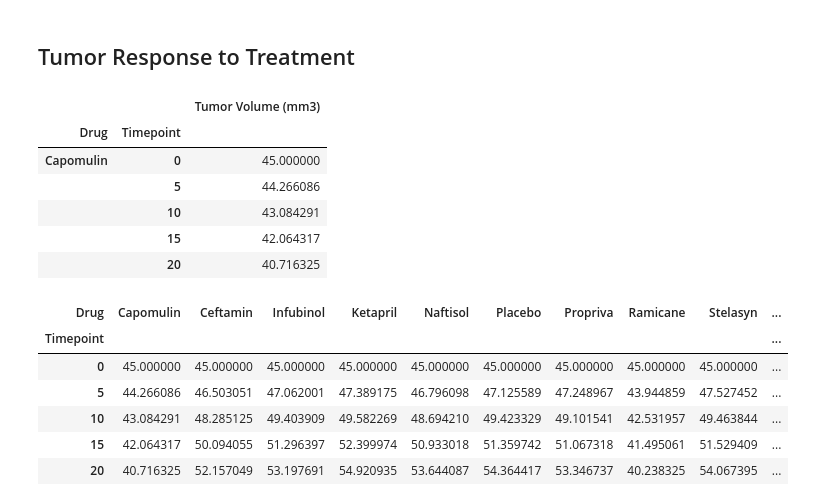
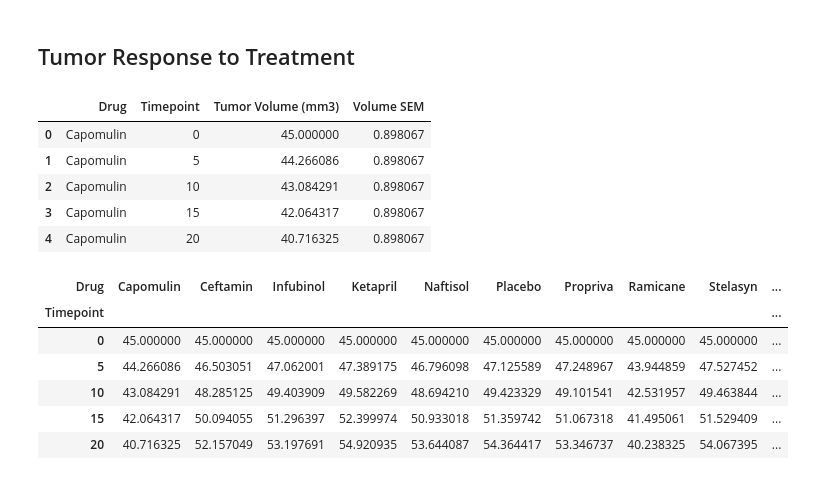
Before and after one commit to bshub6/matplotlib-challenge, a Jupyter notebook: pymaceuticals_starter.ipynb, the cells around one changed output. Saved outputs shown, nothing was run; the diff lists cells and outputs as text; code cells hidden in the pictures.

```diff
--- a/pymaceuticals_starter.ipynb
+++ b/pymaceuticals_starter.ipynb
@@ -46,9 +52,9 @@ mouse_df.head()
 # %%
 #Combine data into single dataset
 
-merged_data = pd.merge(clinical_df, mouse_df, on="Mouse ID", how="inner")
+trial_data = pd.merge(clinical_df, mouse_df, on="Mouse ID", how="inner")
 
-merged_data.head()
+trial_data.head()
 # %% [output]
 |  | Mouse ID | Timepoint | Tumor Volume (mm3) | Metastatic Sites | Drug |
 | 0 | b128 | 0 | 45.000000 | 0 | Capomulin |
@@ -60,17 +66,21 @@ merged_data.head()
 ## Tumor Response to Treatment
 # %%
 # Store the Mean Tumor Volume Data Grouped by Drug and Timepoint
-byDrug = merged_data.pivot_table(values='Tumor Volume (mm3)', index=['Drug', 'Timepoint'])
+mean_tumor = trial_data.pivot_table(values='Tumor Volume (mm3)', index=['Drug', 'Timepoint'])
+#Calculate mean of Tumor Volume
+mean_tumor = pd.DataFrame(mean_tumor.groupby(['Drug', 'Timepoint'])['Tumor Volume (mm3)'].mean())
+#Calculate Standard error of Tumor Volume
+mean_tumor['Volume SEM'] = mean_tumor['Tumor Volume (mm3)'].sem()
+mean_tumor.reset_index(inplace=True)
 
-# Preview
-byDrug.head()
+# Preview data
+mean_tumor.head()
 # %% [output]
-|  |  | Tumor Volume (mm3) |
-| Drug | Timepoint |  |
-| Capomulin | 0 | 45.000000 |
-|  | 5 | 44.266086 |
-|  | 10 | 43.084291 |
-|  | 15 | 42.064317 |
-|  | 20 | 40.716325 |
+|  | Drug | Timepoint | Tumor Volume (mm3) | Volume SEM |
+| 0 | Capomulin | 0 | 45.000000 | 0.898067 |
+| 1 | Capomulin | 5 | 44.266086 | 0.898067 |
+| 2 | Capomulin | 10 | 43.084291 | 0.898067 |
+| 3 | Capomulin | 15 | 42.064317 | 0.898067 |
+| 4 | Capomulin | 20 | 40.716325 | 0.898067 |
 # %%
 # Minor Data Munging to Re-Format the Data Frames
```
Also changed, not shown: parts of 17 cells of this notebook.
